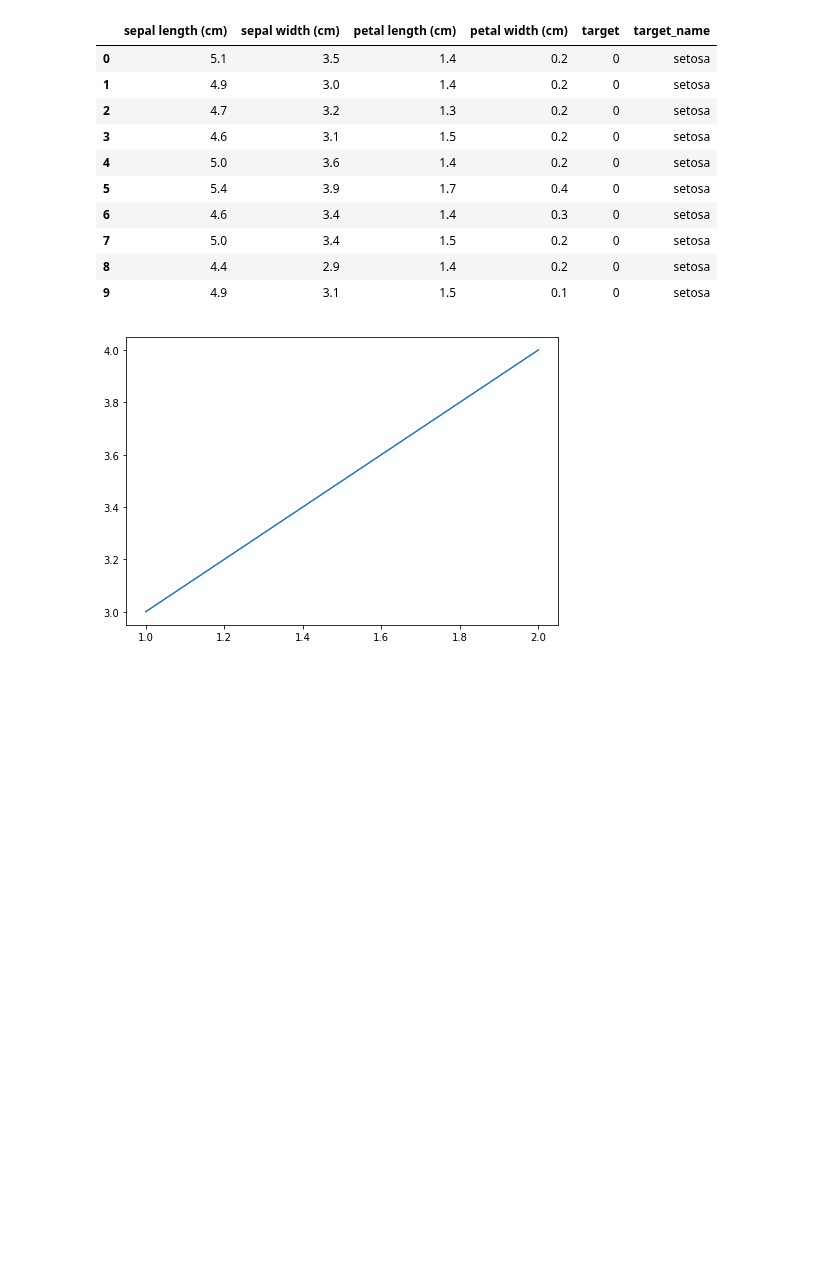
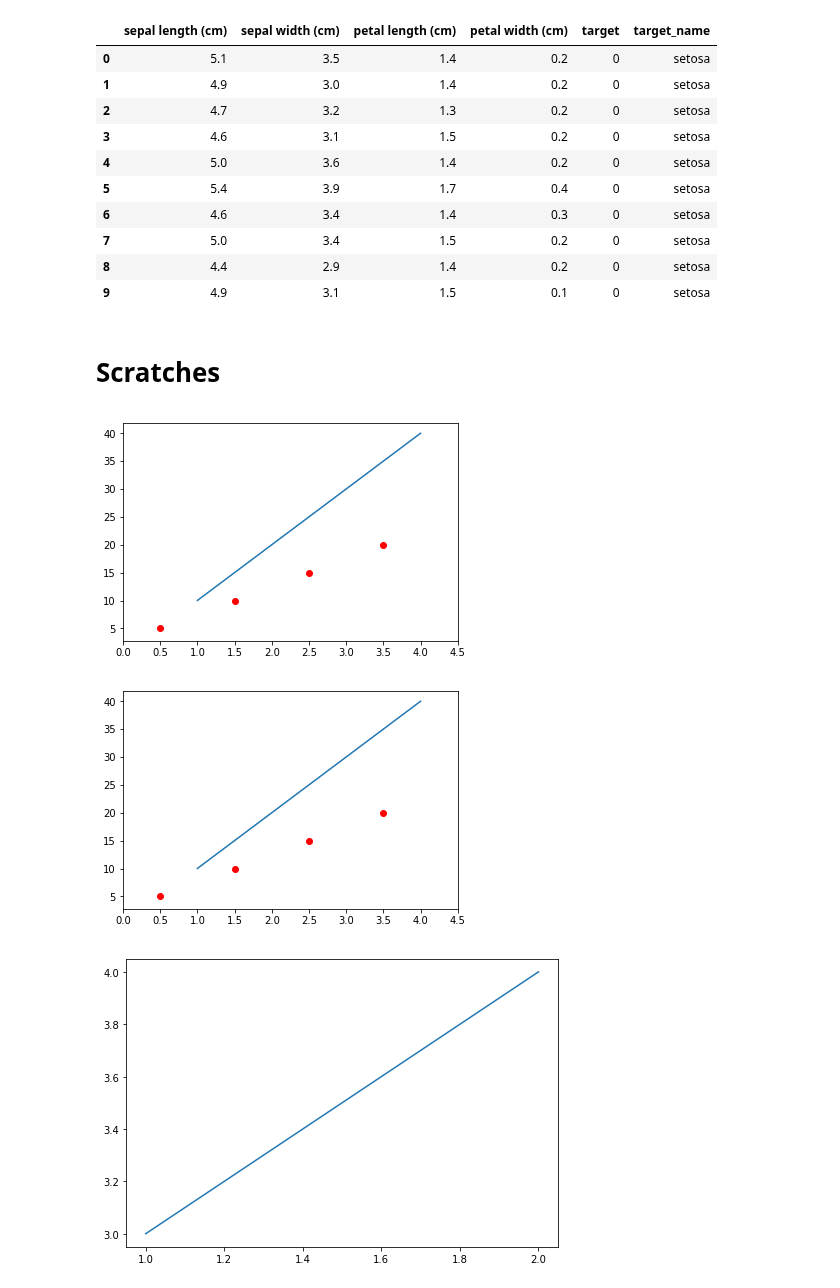
Before and after one commit to teimurjan/python-data-visualization-presentation, a Jupyter notebook: index.ipynb, the cells around one changed output. Saved outputs shown, nothing was run; the diff lists cells and outputs as text; code cells hidden in the pictures; blank space fills up the shorter version.

```diff
--- a/index.ipynb
+++ b/index.ipynb
@@ -48,6 +48,25 @@ df.head(10)
 | 7 | 5.0 | 3.4 | 1.5 | 0.2 | 0 | setosa |
 | 8 | 4.4 | 2.9 | 1.4 | 0.2 | 0 | setosa |
 | 9 | 4.9 | 3.1 | 1.5 | 0.1 | 0 | setosa |
+# %% [markdown]
+# Scratches
+# %%
+# Using matplotlib instances
+fig = plt.figure()
+ax = fig.add_subplot(111)
+ax.plot(x1, y1)
+ax.scatter(x2, y2, color='red')
+ax.set_xlim(0, 4.5)
+plt.show()
+
+# Using matplotlib.pyplot functions
+plt.plot(x1, y1)
+plt.scatter(x2, y2, color='red')
+plt.xlim(0, 4.5)
+plt.show()
+# %% [output]
+[figure, added]
+[figure, added]
 # %%
 INITIAL_X, INITIAL_Y = 0, 0
 WIDTH, HEIGHT = 1, 1
```
Also changed, not shown: parts of 4 cells of this notebook.
